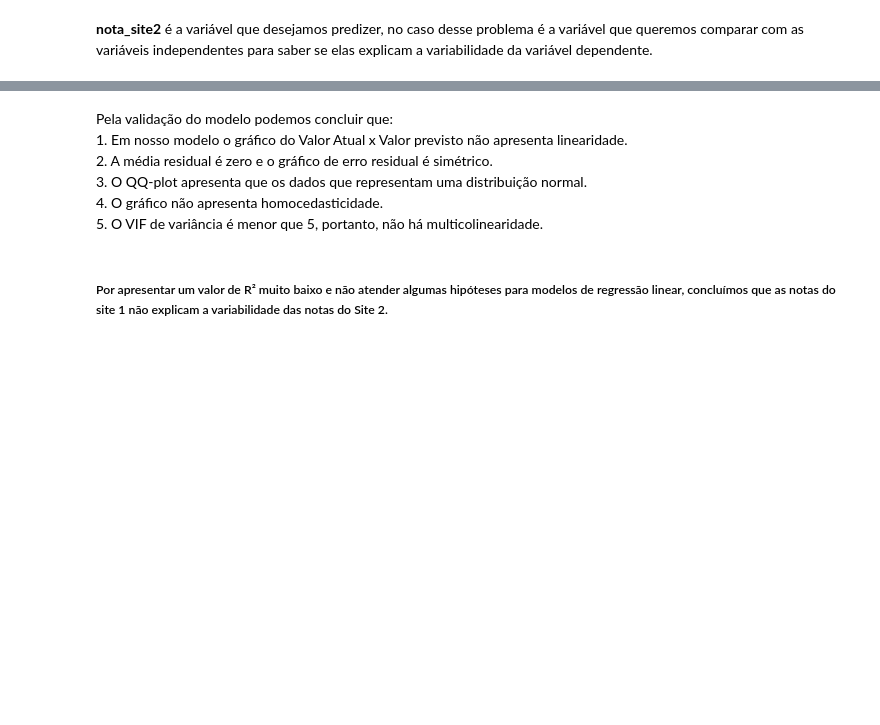
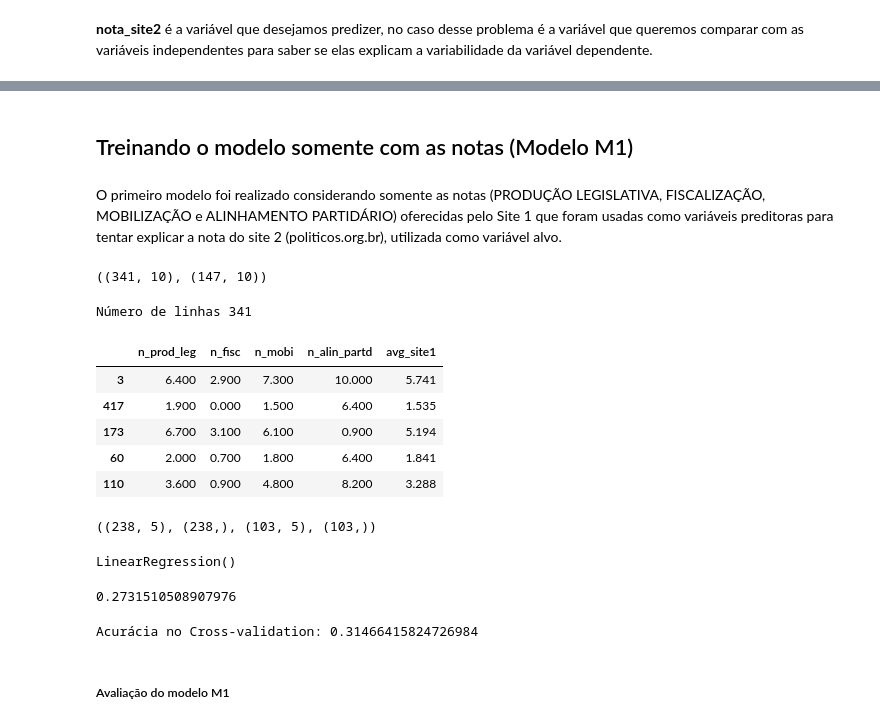
Before and after one commit to AndreMoura88/Notas_de_deputados, a Jupyter notebook: MachineLearning.ipynb, the cells around one changed output, grey strips where cells are left out. Saved outputs shown, nothing was run; the diff lists cells and outputs as text; code cells hidden in the pictures; blank space fills up the shorter version.

```diff
--- a/MachineLearning.ipynb
+++ b/MachineLearning.ipynb
@@ -425,9 +96,62 @@ VIF
-# %% [markdown]
-Pela validação do modelo podemos concluir que:<br>
-    1. Em nosso modelo o gráfico do Valor Atual x Valor previsto não apresenta linearidade.<br>
-    2. A média residual é zero e o gráfico de erro residual é simétrico.<br>
-    3. O QQ-plot apresenta que os dados que representam uma distribuição normal.<br>
-    4. O gráfico não apresenta homocedasticidade.<br>
-    5. O VIF de variância é menor que 5, portanto, não há multicolinearidade.
-# %% [markdown]
-##### Por apresentar um valor de R² muito baixo e não atender algumas hipóteses para modelos de regressão linear, concluímos que as notas do site 1 não explicam a variabilidade das notas do Site 2.
+# %% [markdown]
+## Treinando o modelo somente com as notas (Modelo M1)
+# %% [markdown]
+O primeiro modelo foi realizado considerando somente as notas (PRODUÇÃO LEGISLATIVA, FISCALIZAÇÃO, MOBILIZAÇÃO e ALINHAMENTO PARTIDÁRIO) oferecidas pelo Site 1 que foram usadas como variáveis preditoras para tentar explicar a nota do site 2 (politicos.org.br), utilizada como variável alvo.
+# %%
+# dividindo o dataset
+treino_M1, teste_M1 = train_test_split(dados,
+                                test_size=0.3,
+                                random_state=42
+                               )
+treino_M1.shape, teste_M1.shape
+# %% [output]
+((341, 10), (147, 10))
+# %%
+# Variável target
+y_M1 = treino_M1.nota_site2.copy()
+
+# Features preditoras
+X_M1 = treino_M1.drop(['nota_site2', 'nome', 'ideologia', 'estado', 'partido'], axis=1).copy()
+
+print(f"Número de linhas {X_M1.shape[0]}")
+X_M1.head()
+# %% [output]
+Número de linhas 341
+|  | n_prod_leg | n_fisc | n_mobi | n_alin_partd | avg_site1 |
+| 3 | 6.400 | 2.900 | 7.300 | 10.000 | 5.741 |
+| 417 | 1.900 | 0.000 | 1.500 | 6.400 | 1.535 |
+| 173 | 6.700 | 3.100 | 6.100 | 0.900 | 5.194 |
+| 60 | 2.000 | 0.700 | 1.800 | 6.400 | 1.841 |
+| 110 | 3.600 | 0.900 | 4.800 | 8.200 | 3.288 |
+# %%
+#dividindo os dados de treino em teste e treino com uma amostra estratificada
+X_train_M1, X_val_M1, y_train_M1, y_val_M1 = train_test_split(
+    X_M1, y_M1,
+    test_size=0.3,
+    random_state=42
+)
+
+X_train_M1.shape, y_train_M1.shape, X_val_M1.shape, y_val_M1.shape
+# %% [output]
+((238, 5), (238,), (103, 5), (103,))
+# %%
+# Treino do modelo M1
+modelo_M1 = LinearRegression()
+modelo_M1.fit(X_train_M1, y_train_M1)
+# %% [output]
+LinearRegression()
+# %%
+modelo_M1.score(X_val_M1, y_val_M1)
+# %% [output]
+0.2731510508907976
+# %%
+# Cross Validation
+cv_scores = cross_val_score(modelo_M1, X_val_M1, y_val_M1,
+                           cv=5,
+                           scoring='r2'
+                           )
+print(f"Acurácia no Cross-validation: {cv_scores.mean()}")
+# %% [output]
+Acurácia no Cross-validation: 0.31466415824726984
+# %% [markdown]
+##### Avaliação do modelo M1
```
Also changed, not shown: parts of 78 cells of this notebook.
